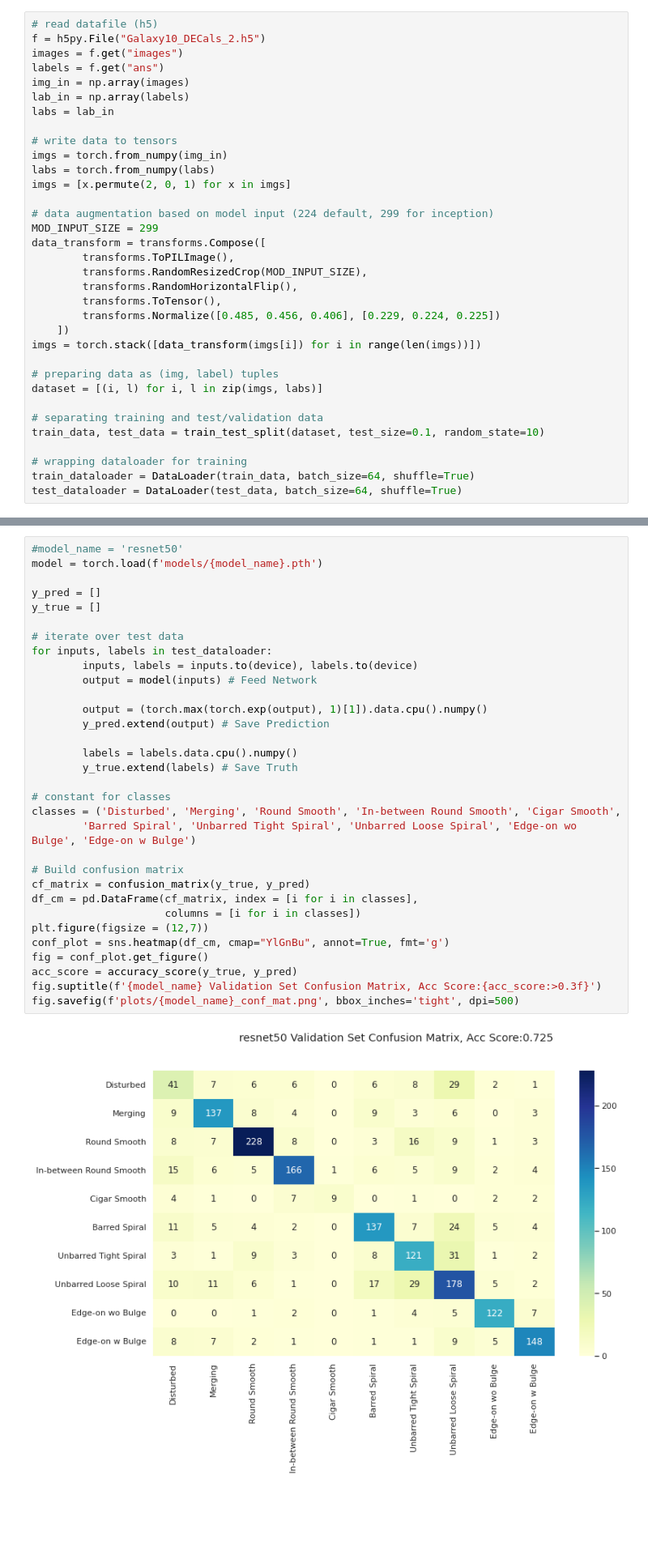
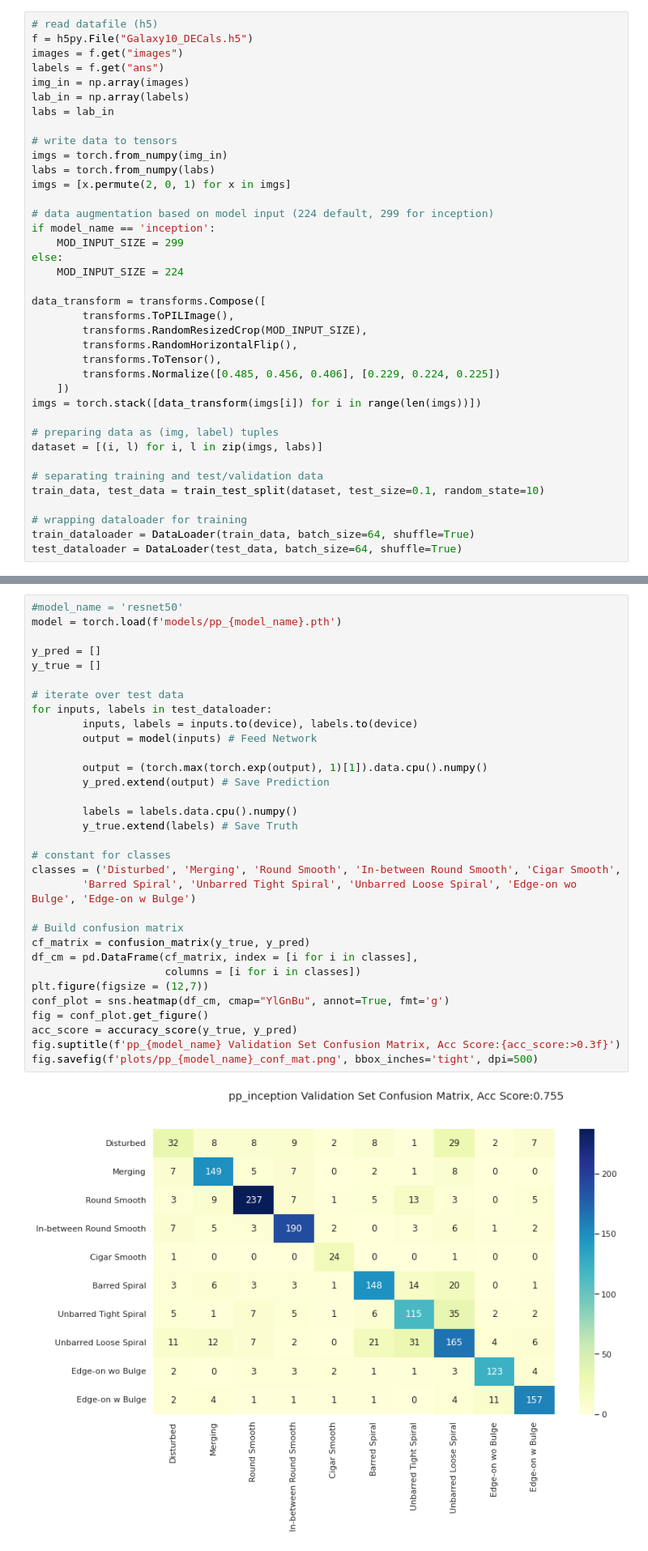
Before and after one commit to joshua-peirce/Galaxy_Classification, a Jupyter notebook: transfer_learning.ipynb, the cells around one changed output, grey strips where cells are left out. Shown: that part at 81% size. Cells and saved outputs as stored; diff of their text form; blank space fills up the shorter version.

```diff
--- a/transfer_learning.ipynb
+++ b/transfer_learning.ipynb
@@ -24,7 +27,7 @@ Using cuda device
 ## Data Preparation
 # %%
 # read datafile (h5)
-f = h5py.File("Galaxy10_DECals_2.h5")
+f = h5py.File("Galaxy10_DECals.h5")
 images = f.get("images")
 labels = f.get("ans")
 img_in = np.array(images)
@@ -37,7 +40,11 @@ labs = torch.from_numpy(labs)
 imgs = [x.permute(2, 0, 1) for x in imgs]
 
 # data augmentation based on model input (224 default, 299 for inception)
-MOD_INPUT_SIZE = 299
+if model_name == 'inception':
+    MOD_INPUT_SIZE = 299
+else:
+    MOD_INPUT_SIZE = 224
+
 data_transform = transforms.Compose([
         transforms.ToPILImage(),
         transforms.RandomResizedCrop(MOD_INPUT_SIZE),
@@ -234,37 +245,37 @@ fig.savefig(f'plots/{model_name}_test_stat.png', bbox_inches='tight', dpi=400)
 # %%
 #model_name = 'resnet50'
-model = torch.load(f'models/{model_name}.pth')
+model = torch.load(f'models/pp_{model_name}.pth')
 
 y_pred = []
 y_true = []
 
 # iterate over test data
 for inputs, labels in test_dataloader:
         inputs, labels = inputs.to(device), labels.to(device)
         output = model(inputs) # Feed Network
 
         output = (torch.max(torch.exp(output), 1)[1]).data.cpu().numpy()
         y_pred.extend(output) # Save Prediction
 
         labels = labels.data.cpu().numpy()
         y_true.extend(labels) # Save Truth
 
 # constant for classes
 classes = ('Disturbed', 'Merging', 'Round Smooth', 'In-between Round Smooth', 'Cigar Smooth',
         'Barred Spiral', 'Unbarred Tight Spiral', 'Unbarred Loose Spiral', 'Edge-on wo Bulge', 'Edge-on w Bulge')
 
 # Build confusion matrix
 cf_matrix = confusion_matrix(y_true, y_pred)
 df_cm = pd.DataFrame(cf_matrix, index = [i for i in classes],
                      columns = [i for i in classes])
 plt.figure(figsize = (12,7))
 conf_plot = sns.heatmap(df_cm, cmap="YlGnBu", annot=True, fmt='g')
 fig = conf_plot.get_figure()
 acc_score = accuracy_score(y_true, y_pred)
-fig.suptitle(f'{model_name} Validation Set Confusion Matrix, Acc Score:{acc_score:>0.3f}')
-fig.savefig(f'plots/{model_name}_conf_mat.png', bbox_inches='tight', dpi=500)
+fig.suptitle(f'pp_{model_name} Validation Set Confusion Matrix, Acc Score:{acc_score:>0.3f}')
+fig.savefig(f'plots/pp_{model_name}_conf_mat.png', bbox_inches='tight', dpi=500)
 # %% [output]
-[figure, old version]
+[figure, new version]
 # %%
 incorrect_imgs = torch.Tensor().to(device)
 incorrect_preds = torch.IntTensor().to(device)
```
Also changed, not shown: parts of 5 cells of this notebook, 1 other file.
